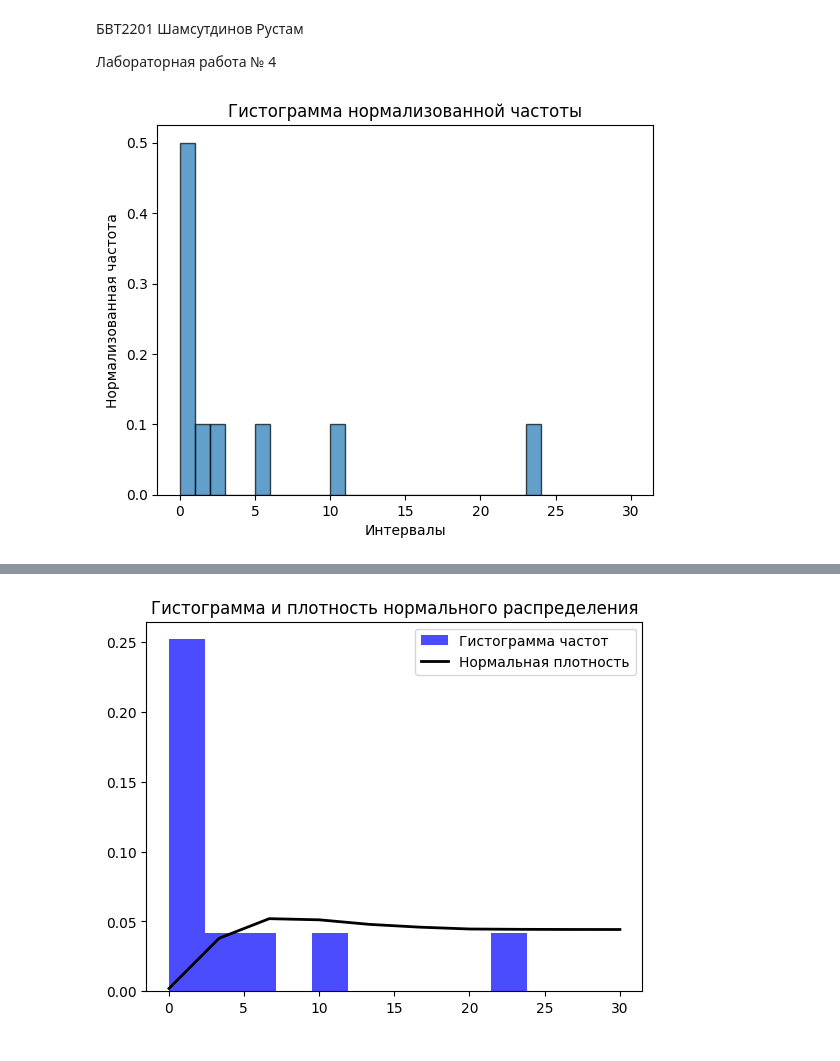
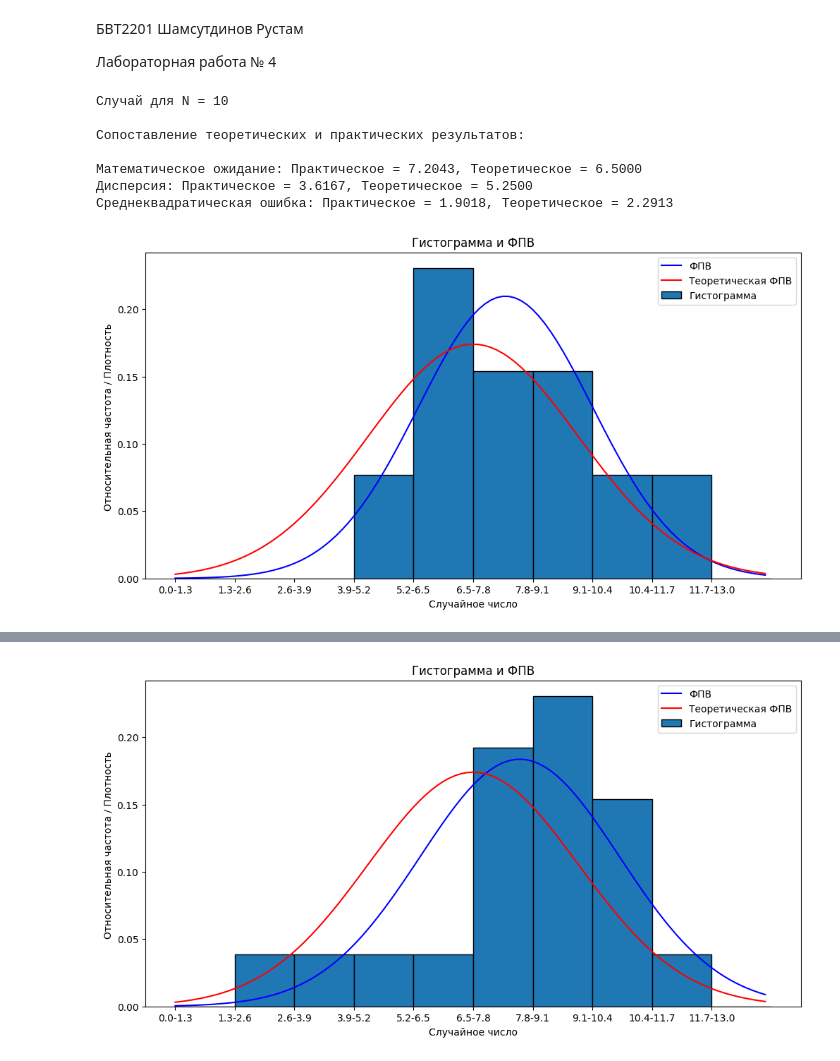
Before and after one commit to Sypoo1/mtuci-statistics, a Jupyter notebook: 4.ipynb, the cells around one changed output, grey strips where cells are left out. Drawn from its saved outputs; the diff is of its cells as text; code cells hidden in the pictures.

```diff
--- a/4.ipynb
+++ b/4.ipynb
@@ -85,11 +66,10 @@ def theoretical_sqrt_mean_error(k1, k2, k3, k4):
 
     return math.sqrt(D)
 # %%
-def theoretical_distribution_density(x, M, D):
-    m = M
-    S = math.sqrt(D)
-    power = -0.5 * ((x - m) / S) ** 2
+def theoretical_distribution_density(x, M, SME):
 
-    f = math.exp(power) / (S * math.sqrt(2 * math.pi))
+    power = -0.5 * ((x - M) / SME) ** 2
+
+    f = math.exp(power) / (SME * math.sqrt(2 * math.pi))
 
     return f
@@ -123,61 +107,48 @@ def plotPDF(values, M, D):
 # %%
-k1 = 3
-k2 = 7
-k3 = 14
-k4 = 6
+k1 = 2
+k2 = 1
+k3 = 7
+k4 = 3
 
 N_values= [10, 20, 50, 100, 200, 500, 10**3]
 
 for N in N_values:
 
-    random_values = t_normal(N=N, k1=k1, k2=k2, k3=k3, k4=k4)
+    random_values = []
+
+    for _ in range(N):
+
+        random_value = t_normal(k1, k2, k3, k4)
+        random_values.append(random_value)
 
     M = mathematical_expectation(random_values, N)
     D = disspersion(random_values, N)
     SME = sqrt_mean_error(random_values, N)
 
-
-
     tM = theoretical_mathematical_expectation(k1, k2, k3, k4)
     tD = theoretical_dispersion(k1, k2, k3, k4)
     tSME = theoretical_sqrt_mean_error(k1, k2, k3, k4)
 
-    # print(f"\nСопоставление теоретических и практических результатов:\n")
-    # print(f"Математическое ожидание: Практическое = {M:.4f}, Теоретическое = {tM:.4f}")
-    # print(f"Дисперсия: Практическое = {D:.4f}, Теоретическое = {tD:.4f}")
-    # print(f"Среднеквадратическая ошибка: Практическое = {SME:.4f}, Теоретическое = {tSME:.4f}")
+    print(f"Случай для N = {N}\n")
 
+    print("Сопоставление теоретических и практических результатов:\n")
+    print(f"Математическое ожидание: Практическое = {M:.4f}, Теоретическое = {tM:.4f}")
+    print(f"Дисперсия: Практическое = {D:.4f}, Теоретическое = {tD:.4f}")
+    print(f"Среднеквадратическая ошибка: Практическое = {SME:.4f}, Теоретическое = {tSME:.4f}")
 
-    Freq = GetFreqData(random_values, 0, k1+k2+k3+k4, IntervalsCount=30)
-    PlotFreqData(Freq, 0, k1+k2+k3+k4, IntervalsCount=30)
+    left_boundary = 0
+    right_boundary = k1+k2+k3+k4
+    IntervalsCount = 10
 
-    plotPDF(random_values, M, D)
+    Freq = GetFreqData(random_values, left_boundary, right_boundary, IntervalsCount)
 
-
-
-
-
-    from scipy.stats import norm
-
-    # Параметры нормального распределения
-    mu, sigma = np.mean(random_values), np.std(random_values)
-
-    # Построение гистограммы
-    plt.hist(random_values, bins=30, density=True, alpha=0.7, color='b', label='Гистограмма частот')
-
-    # Плотность нормального распределения
-    xmin, xmax = plt.xlim()
-    x = np.linspace(xmin, 30, len(random_values))
-    p = norm.pdf(x, mu, sigma)
-
-    # Построение графика плотности
-    plt.plot(x, p, 'k', linewidth=2, label='Нормальная плотность')
-
-    # Легенда и отображение
-    plt.legend(loc='upper right')
-    plt.title('Гистограмма и плотность нормального распределения')
-    plt.show()
-
-    # break
+    draw_histogram_and_pdf(0, 13, 10, Freq, tSME, tM, SME, M)
 # %% [output]
+Случай для N = 10
+
+Сопоставление теоретических и практических результатов:
+
+Математическое ожидание: Практическое = 7.2043, Теоретическое = 6.5000
+Дисперсия: Практическое = 3.6167, Теоретическое = 5.2500
+Среднеквадратическая ошибка: Практическое = 1.9018, Теоретическое = 2.2913
-[figure, old version]
+[figure, new version]
@@ -184 +162 @@ for N in N_values:
-[figure, old version]
+[figure, new version]
```
Also changed, not shown: parts of 9 cells of this notebook.
